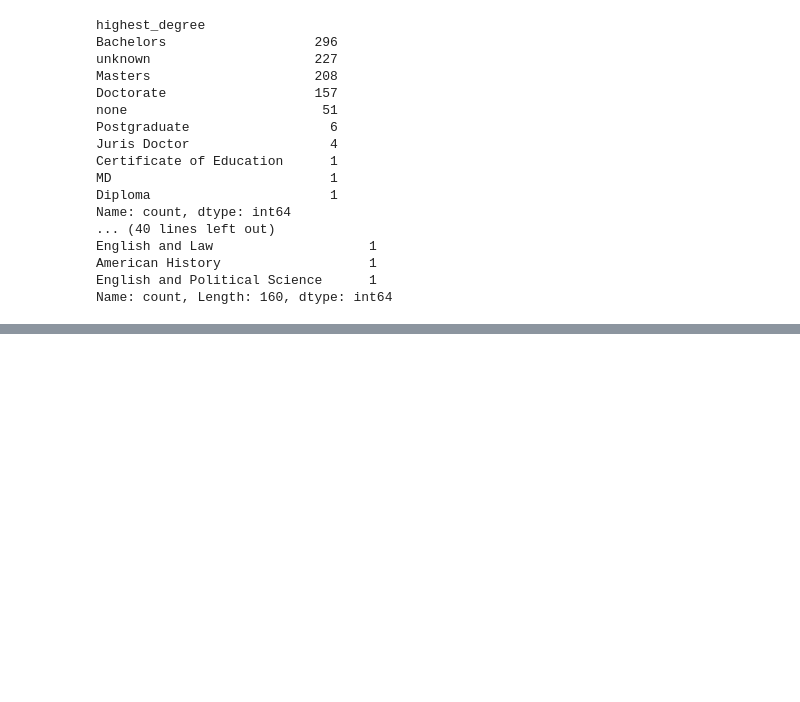
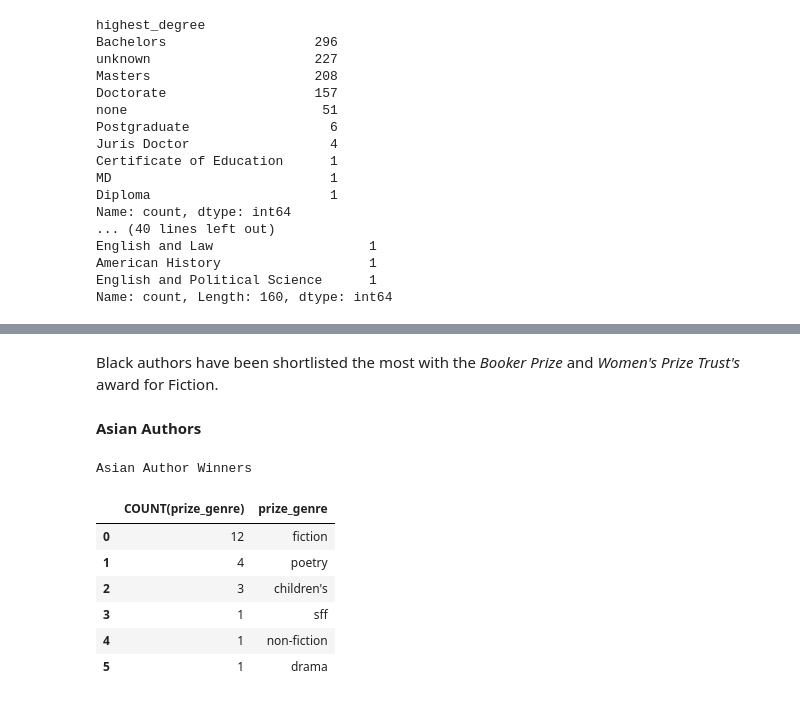
Before and after one commit to leenoah390/tidytuesday_practice, a Jupyter notebook: 20251028/tidy_tuesday-20251028.ipynb, the cells around one changed output, grey strips where cells are left out. Drawn from its saved outputs; the diff is of its cells as text; code cells hidden in the pictures; blank space fills up the shorter version.

```diff
--- a/20251028/tidy_tuesday-20251028.ipynb
+++ b/20251028/tidy_tuesday-20251028.ipynb
@@ -278,0 +380,21 @@ nonblack = ['British Libyan', 'Mexican American', 'Egyptian British', 'South Afr
+# %% [markdown]
+Black authors have been shortlisted the most with the *Booker Prize* and *Women's Prize Trust's* award for Fiction.
+# %% [markdown]
+**Asian Authors**
+# %%
+print("Asian Author Winners")
+sqldf('''
+SELECT COUNT(prize_genre), prize_genre FROM prizes
+WHERE ethnicity_macro = 'Asian' AND person_role = 'winner'
+GROUP BY prize_genre
+ORDER BY COUNT(prize_genre) DESC
+''')
+# %% [output]
+Asian Author Winners
+|  | COUNT(prize_genre) | prize_genre |
+| 0 | 12 | fiction |
+| 1 | 4 | poetry |
+| 2 | 3 | children's |
+| 3 | 1 | sff |
+| 4 | 1 | non-fiction |
+| 5 | 1 | drama |
```
Also changed, not shown: parts of 27 cells of this notebook.
